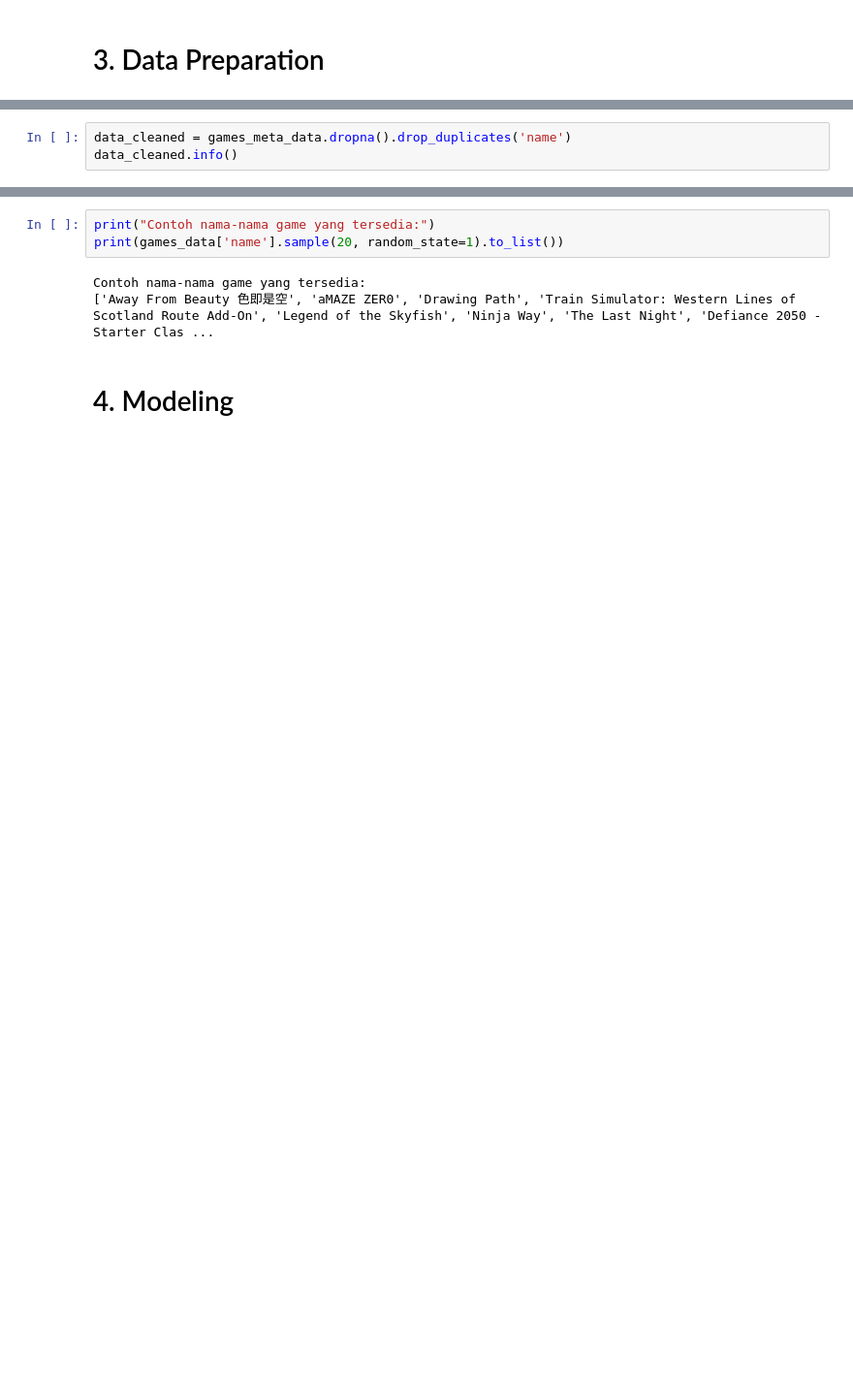
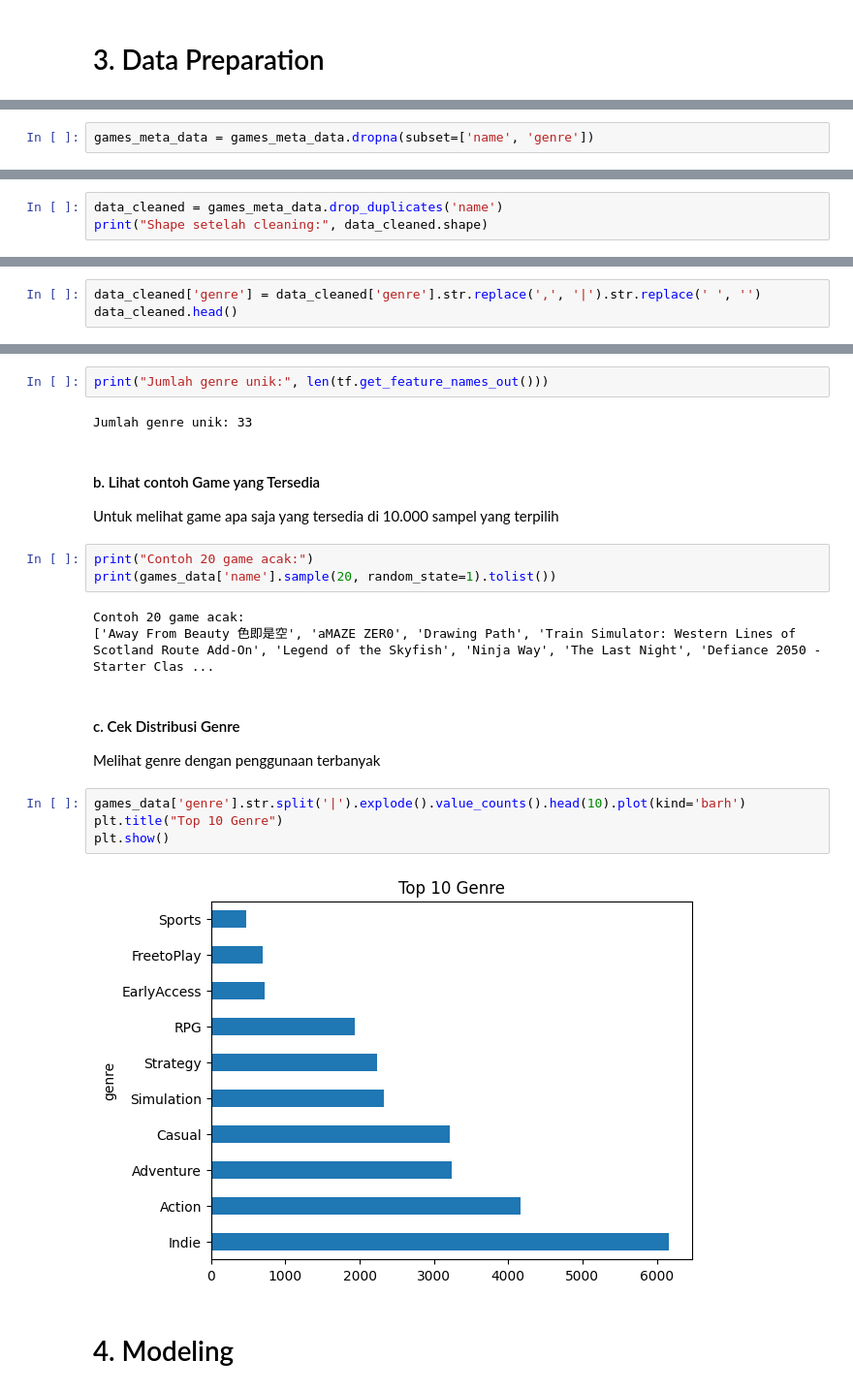
Before and after one commit to abdullohumar/my_game_recommendation_system, a Jupyter notebook: game_recommendation_system.ipynb, the cells around one changed output, grey strips where cells are left out. Shown at 97% size. Cells and saved outputs as stored; diff of their text form; blank space fills up the shorter version.

```diff
--- a/game_recommendation_system.ipynb
+++ b/game_recommendation_system.ipynb
@@ -126,0 +182,2 @@ plt.show()
+# %%
+games_meta_data = games_meta_data.dropna(subset=['name', 'genre'])
@@ -127,4 +187,4 @@ plt.show()
 # %%
-data_cleaned = games_meta_data.dropna().drop_duplicates('name')
-data_cleaned.info()
+data_cleaned = games_meta_data.drop_duplicates('name')
+print("Shape setelah cleaning:", data_cleaned.shape)
 # %% [output]
@@ -141,0 +196,3 @@ memory usage: 945.2+ KB
+# %%
+data_cleaned['genre'] = data_cleaned['genre'].str.replace(',', '|').str.replace(' ', '')
+data_cleaned.head()
@@ -146,8 +258,24 @@ games_data = data_cleaned.sample(10000, random_state=42).reset_index(drop=True)
+# %%
+print("Jumlah genre unik:", len(tf.get_feature_names_out()))
+# %% [output]
+Jumlah genre unik: 33
+# %% [markdown]
+#### b. Lihat contoh Game yang Tersedia
+Untuk melihat game apa saja yang tersedia di 10.000 sampel yang terpilih
 # %%
-print("Contoh nama-nama game yang tersedia:")
-print(games_data['name'].sample(20, random_state=1).to_list())
+print("Contoh 20 game acak:")
+print(games_data['name'].sample(20, random_state=1).tolist())
 # %% [output]
-Contoh nama-nama game yang tersedia:
+Contoh 20 game acak:
 ['Away From Beauty 色即是空', 'aMAZE ZER0', 'Drawing Path', 'Train Simulator: Western Lines of Scotland Route Add-On', 'Legend of the Skyfish', 'Ninja Way', 'The Last Night', 'Defiance 2050 - Starter Clas ...
+# %% [markdown]
+#### c. Cek Distribusi Genre
+Melihat genre dengan penggunaan terbanyak
+# %%
+games_data['genre'].str.split('|').explode().value_counts().head(10).plot(kind='barh')
+plt.title("Top 10 Genre")
+plt.show()
+# %% [output]
+[figure, added]
 # %% [markdown]
 # 4. Modeling
```
Also changed, not shown: parts of 97 cells of this notebook, 13 other files.
